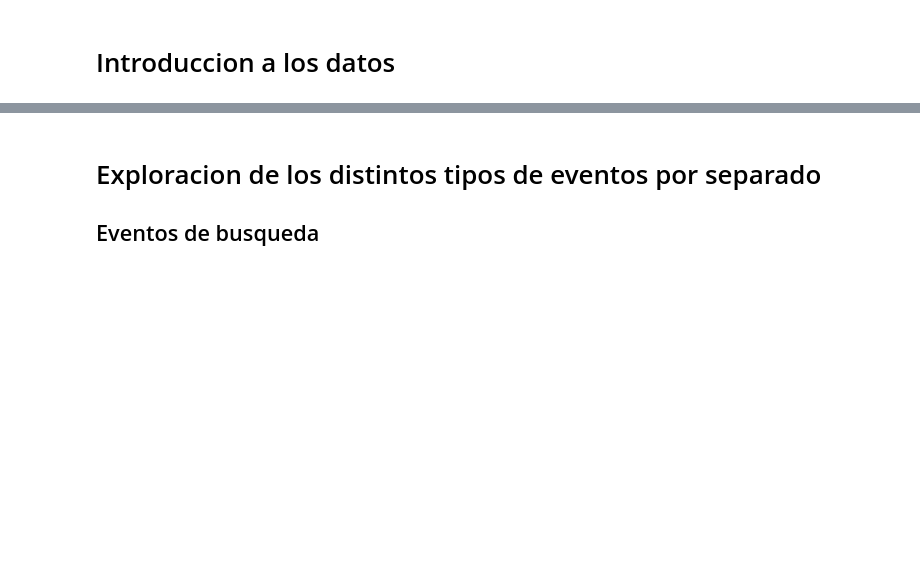
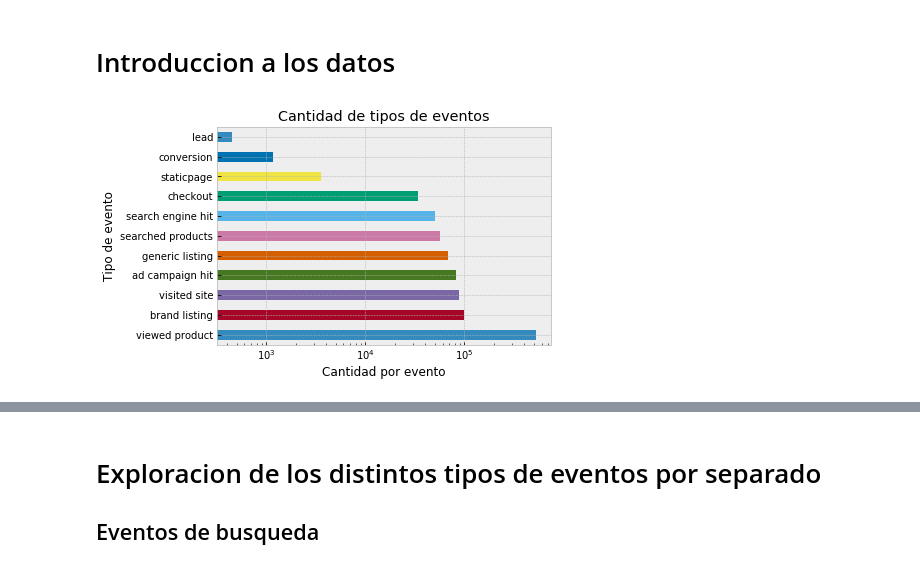
Before and after one commit to juanpcapurro/tp_datos_2c2018, a Jupyter notebook: analisis_exploratorio.ipynb, the cells around one changed output, grey strips where cells are left out. Drawn from its saved outputs; the diff is of its cells as text; code cells hidden in the pictures; blank space fills up the shorter version.

Commit message:
add x and y labels on all plots

```diff
--- a/analisis_exploratorio.ipynb
+++ b/analisis_exploratorio.ipynb
@@ -51,7 +53,11 @@ raw_eventos.screen_megapixels = raw_eventos.screen_resolution.map(megapixel_coun
 # Introduccion a los datos
 # %%
 raw_eventos.event.value_counts().plot(kind='barh',logx=True)
-show_and_save_plot('Tipos de eventos')
+xlabel=plt.xlabel('Cantidad por evento')
+ylabel=plt.ylabel('Tipo de evento')
+show_and_save_plot('Cantidad de tipos de eventos')
+# %% [output]
+[figure, added]
 # %%
 # Voy a intentar ver que proporcion de cada columna es nula
 # Esto debería tener relación con que tipos de eventos tienen que atributos.
```
Also changed, not shown: parts of 16 cells of this notebook.
